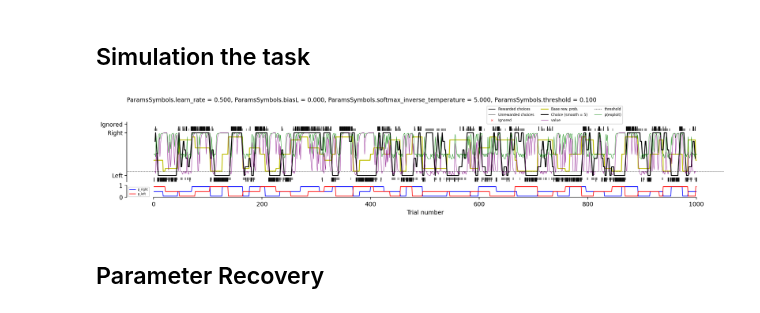
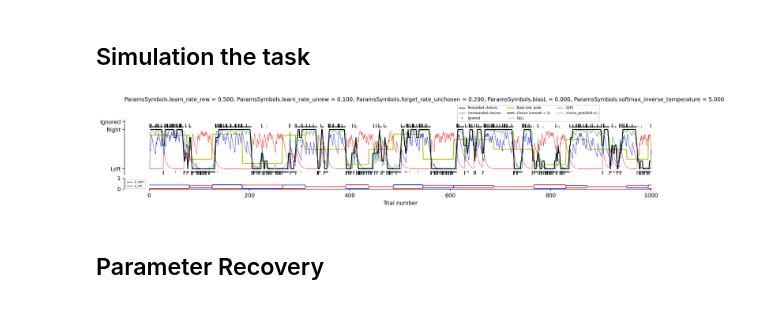
Before and after one commit to AllenNeuralDynamics/aind-dynamic-foraging-models, a Jupyter notebook: code/demo_RL_agents-compare_threshold.ipynb, the cells around one changed output. Saved outputs shown, nothing was run; the diff lists cells and outputs as text; code cells hidden in the pictures.

```diff
--- a/code/demo_RL_agents-compare_threshold.ipynb
+++ b/code/demo_RL_agents-compare_threshold.ipynb
@@ -45,40 +45,47 @@ df[["agent_class_name", "preset_name", "n_free_params", "params"]]
 ## Initialize an agent
 # %%
 # Initialize the model
-forager_gen = ForagerCollection().get_preset_forager("CompareToThreshold", seed=42)
-forager_gen.set_params(
-    threshold=0.1,
-    learn_rate=0.5,
-    softmax_inverse_temperature=5,
-    biasL=0,
-)
-# forager = ForagerCollection().get_preset_forager("Hattori2019", seed=42)
-# forager.set_params(
+# forager_gen = ForagerCollection().get_preset_forager("CompareToThreshold", seed=42)
+# forager_gen.set_params(
+#     threshold=0.01,
+#     learn_rate=0.1,
 #     softmax_inverse_temperature=5,
 #     biasL=0,
 # )
 
+forager_gen = ForagerCollection().get_preset_forager("Hattori2019", seed=42)
+forager_gen.set_params(
+    softmax_inverse_temperature=5,
+    biasL=0,
+)
+
+# forager_gen = ForagerCollection().get_preset_forager("Rescorla-Wagner", seed=42)
+# forager_gen.set_params(
+#     biasL=0,
+# )
+
+
 # Create the task environment
-# task = CoupledBlockTask(reward_baiting=True, num_trials=500, seed=42)
-task = UncoupledBlockTask(reward_baiting=False, num_trials=1000, seed=42)
+task = CoupledBlockTask(reward_baiting=True, num_trials=1000, seed=42)
+# task = UncoupledBlockTask(reward_baiting=False, num_trials=1000, seed=42)
 # %% [markdown]
 ## Simulation the task
 # %%
 # Run the model
 forager_gen.perform(task)
 
 # Capture the results
 ground_truth_params = forager_gen.params.model_dump()
 ground_truth_choice_prob = forager_gen.choice_prob
-ground_truth_value = forager_gen.value
+# ground_truth_value = forager_gen.value
 # Get the history
 choice_history = forager_gen.get_choice_history()
 reward_history = forager_gen.get_reward_history()
 
 # Plot the session results
 fig, axes = forager_gen.plot_session(if_plot_latent=True)
 # %% [output]
-[figure, old version]
+[figure, new version]
 # %% [markdown]
 ## Parameter Recovery
 # %%
```
Also changed, not shown: parts of 3 cells of this notebook, 1 other file.
